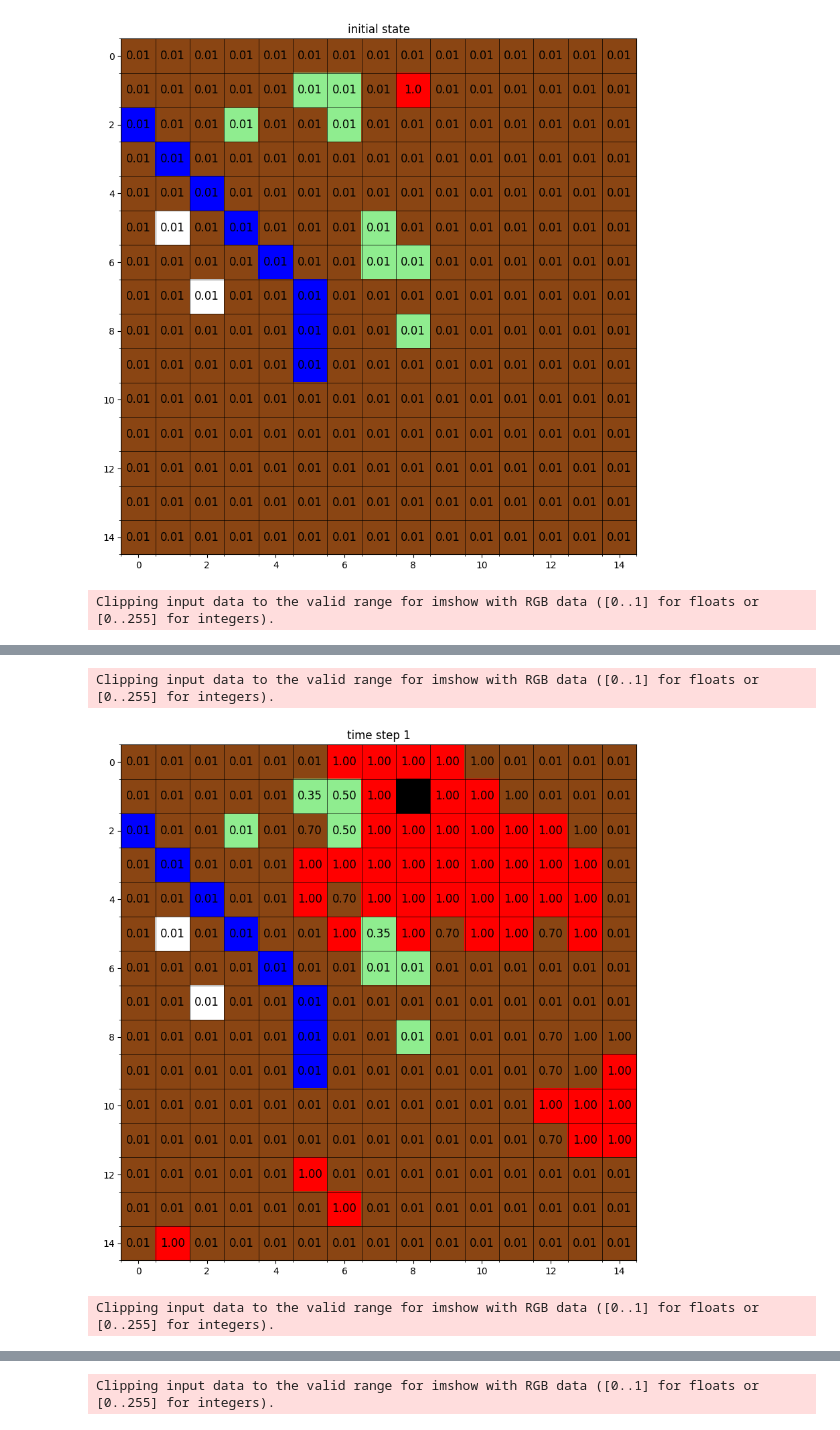
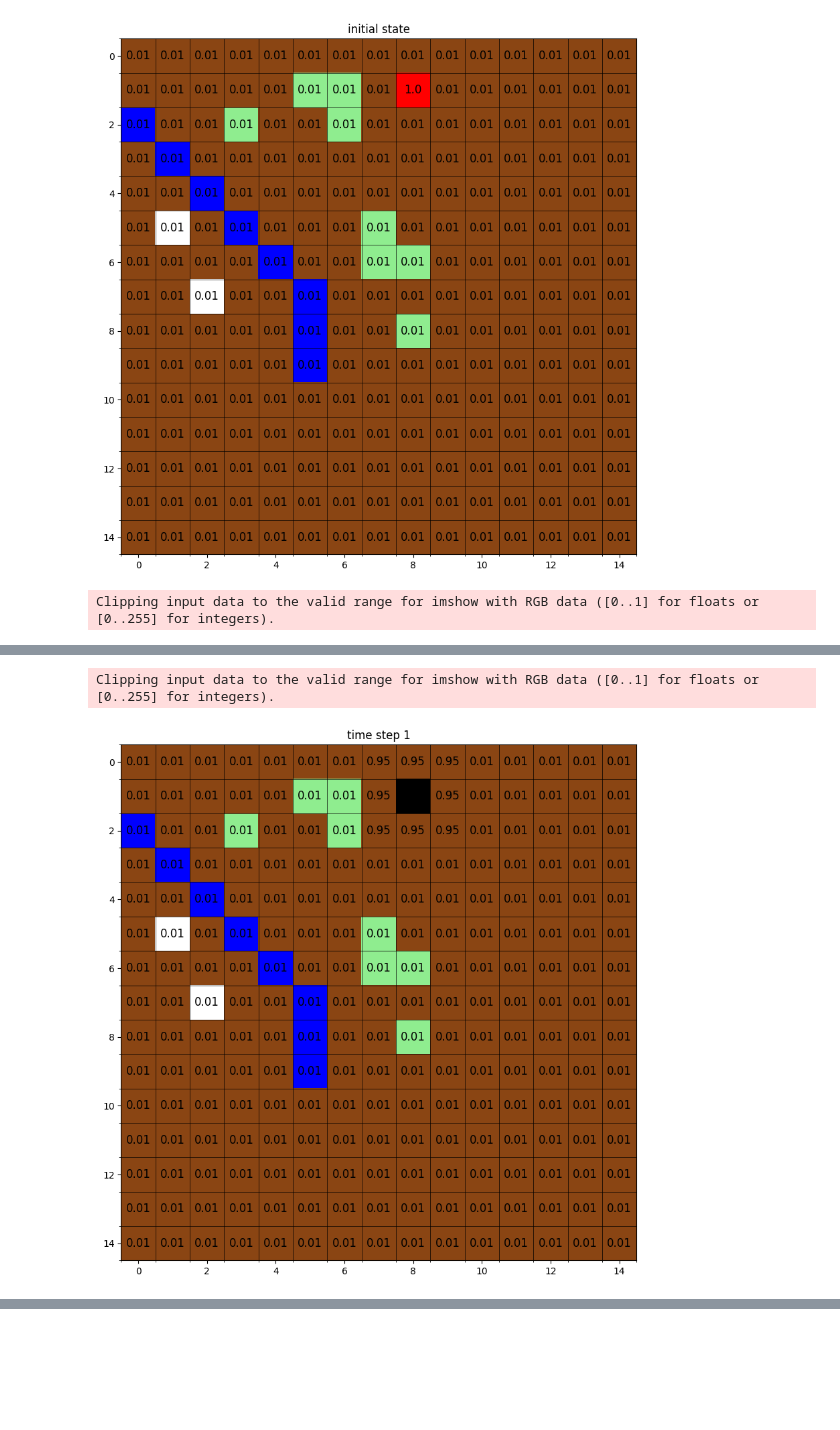
Before and after one commit to edtton/HoyaHacks25, a Jupyter notebook: fire.ipynb, the cells around one changed output, grey strips where cells are left out. Saved outputs shown, nothing was run; the diff lists cells and outputs as text; code cells hidden in the pictures; blank space fills up the shorter version.

```diff
--- a/fire.ipynb
+++ b/fire.ipynb
@@ -122,8 +141,18 @@ directions = {
 
 adjacents = [(-1,0), (0,1), (1,0), (0,-1), (1,-1), (1,1), (-1,-1), (-1,1)]
 
-WIND_SPEED = 1
+# wind speed excess of 15 mph are high risk
+# wind speed divided by 10
+WIND_SPEED = 1.5
 WIND_DIRECTION = "SW"
+
+# relative humidity below 15%, or 0.15 is high risk for fire
+# relative humidity multiplied by 10
+HUMIDITY = 1.5
+
+# temperature divided by 10
+# above 90 degrees would be high risk
+TEMP = 9
 
 def update_burn_probabilities(ground_map, burn_probabilities, burning_squares, GRID_SIZE):
 
@@ -137,19 +166,34 @@ def update_burn_probabilities(ground_map, burn_probabilities, burning_squares, G
 
             # if this square is actively burning as of end of last step
             if burning_squares[i, j]:
+
+                # keep track of all the squares immediately adjacent to it
                 adj_cells = []
+
+                # all 8 cells immediately adjacent to the current active burning cell
                 for delta in adjacents:
                     ni, nj = i + delta[0], j + delta[1]
                     if 0 <= ni < GRID_SIZE and 0 <= nj < GRID_SIZE:
                         if not burning_squares[ni, nj]:
-                            adj_prob = material_burn_probabilities[ground_map[ni, nj]]
+                            adj_prob = fuel_loads[ground_map[ni, nj]]
 
+                            # if cell is not nonburnable, water, or actively burning
                             if ground_map[ni, nj] != 0 and ground_map[ni, nj] != 1 and ground_map[ni, nj] != 4:
-                                burn_probabilities[ni, nj] = 50 * adj_prob
+                                original_probability = burn_probabilities[ni, nj]
+
+                                distance_to_burn = cell_distance((i,j), (ni,nj))
+
+                                # combination of fuel load, relative humidity, and temperature
+                                new_probability = ((fuel_loads[ground_map[ni,nj]] * TEMP * WIND_SPEED) / distance_to_burn * HUMIDITY) * 0.67
+
+                                # if new_probability > original_probability:
+                                burn_probabilities[ni, nj] = new_probability
+
+                                # add this adjacent cell to our list so we can do the second layer
                                 adj_cells.append((ni, nj))
 
-                            else:
-                                burn_probabilities[ni, nj] = min(1.0, adj_prob + burn_probabilities[ni, nj])
+                            # else:
+                            #     burn_probabilities[ni, nj] = min(1.0, adj_prob + burn_probabilities[ni, nj])
 
                 for cell in adj_cells:
                     # go through each adjacent grid square to the burning square
@@ -159,9 +203,9 @@ def update_burn_probabilities(ground_map, burn_probabilities, burning_squares, G
                         # check if the adjacent square is actually in the bounds of map
                         if 0 <= ni < GRID_SIZE and 0 <= nj < GRID_SIZE:
                             # if this square is not currently burning
-                            if not burning_squares[ni, nj] and (ni, nj) not in adj_cells and (ni,nj) not in updated_cells:
+                            if not burning_squares[ni, nj] and (ni, nj):
                                 # get its original burn probability
-                                adj_prob = material_burn_probabilities[ground_map[ni, nj]]
+                                adj_prob = fuel_loads[ground_map[ni, nj]]
 
                                 if ground_map[ni, nj] != 0 and ground_map[ni, nj] != 1 and ground_map[ni, nj] != 4:
                                     burn_probabilities[ni, nj] = 35 * adj_prob
@@ -181,26 +225,27 @@ def update_burn_probabilities(ground_map, burn_probabilities, burning_squares, G
                     ground_map[i, j] = 0
                     color_grid[i, j] = color_mapping[ground_map[i, j]]
 
-            if ground_map[i, j] != 0 and ground_map[i, j] != 1 and ground_map[i, j] != 4:
-                random_number = random.random()
-                if random_number < burn_probabilities[i, j]:
-                    burning_squares[i, j] = True
-                    ground_map[i, j] = 4
-                    color_grid[i, j] = color_mapping[ground_map[i, j]]
-                    burn_probabilities[i, j] = 1
+            # if ground_map[i, j] != 0 and ground_map[i, j] != 1 and ground_map[i, j] != 4:
+            #     random_number = random.random()
+            #     if random_number < burn_probabilities[i, j]:
+            #         burning_squares[i, j] = True
+            #         ground_map[i, j] = 4
+            #         color_grid[i, j] = color_mapping[ground_map[i, j]]
+            #         burn_probabilities[i, j] = 1
 
-for step in range(4):
+for step in range(2):
     update_burn_probabilities(ground_map, burn_probabilities, burning_squares, GRID_SIZE)
 
     # Plot the updated grid
     fig, ax = plt.subplots(figsize=(10, 10))
 
-    color_grid = np.zeros((GRID_SIZE, GRID_SIZE, 3))
-    for i in range(GRID_SIZE):
-        for j in range(GRID_SIZE):
-            color_grid[i, j] = color_mapping[ground_map[i, j]]
-            if burning_squares[i, j]:
-                color_grid[i, j] = color_mapping[4]
+    # color_grid = np.zeros((GRID_SIZE, GRID_SIZE, 3))
+
+    # for i in range(GRID_SIZE):
+    #     for j in range(GRID_SIZE):
+    #         color_grid[i, j] = color_mapping[ground_map[i, j]]
+    #         if burning_squares[i, j]:
+    #             color_grid[i, j] = color_mapping[4]
 
     ax.imshow(color_grid, interpolation='nearest')
 
@@ -227,3 +272,2 @@ Clipping input data to the valid range for imshow with RGB data ([0..1] for floa
 Clipping input data to the valid range for imshow with RGB data ([0..1] for floats or [0..255] for integers).
-[figure, old version]
+[figure, new version]
-Clipping input data to the valid range for imshow with RGB data ([0..1] for floats or [0..255] for integers).
@@ -231 +273,0 @@ Clipping input data to the valid range for imshow with RGB data ([0..1] for floa
-Clipping input data to the valid range for imshow with RGB data ([0..1] for floats or [0..255] for integers).
```
Also changed, not shown: parts of 2 cells of this notebook.
